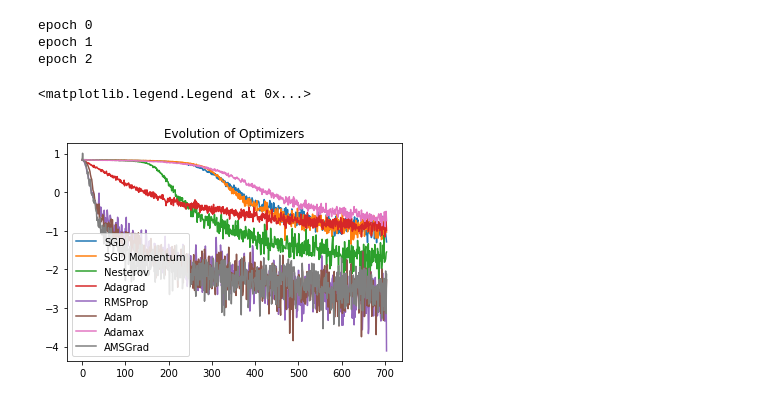
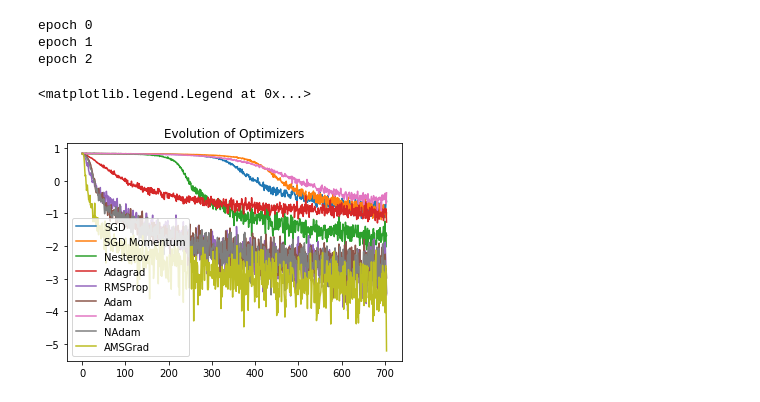
Before and after one commit to SharadGitHub/DLoptimizers, a Jupyter notebook: Optimizers.ipynb, the cells around one changed output. Saved outputs shown, nothing was run; the diff lists cells and outputs as text; code cells hidden in the pictures.

Commit message:
added Nadam

```diff
--- a/Optimizers.ipynb
+++ b/Optimizers.ipynb
@@ -576,0 +648,3 @@ plt.legend(('SGD', 'SGD Momentum', 'Nesterov', 'Adagrad', 'RMSProp', 'Adam', 'Ad
+# %%
+nadam_losses_ = [(l.data.numpy()) for l in losses]
+nadam_log_losses_ = [np.log(l) for l in nadam_losses_]
@@ -652,14 +740,15 @@ amsgrad_log_losses_ = [np.log(l) for l in amsgrad_losses_]
 # %%
 plt.plot(sgd_log_losses_)
 plt.plot(sgdmom_log_losses_)
 plt.plot(nesterov_log_losses_)
 plt.plot(adagrad_log_losses_)
 plt.plot(rmsprop_log_losses_)
 plt.plot(adam_log_losses_)
 plt.plot(adamax_log_losses_)
+plt.plot(nadam_log_losses_)
 plt.plot(amsgrad_log_losses_)
 title = plt.title("Evolution of Optimizers")
-plt.legend(('SGD', 'SGD Momentum', 'Nesterov', 'Adagrad', 'RMSProp', 'Adam', 'Adamax', 'AMSGrad'))
+plt.legend(('SGD', 'SGD Momentum', 'Nesterov', 'Adagrad', 'RMSProp', 'Adam', 'Adamax', 'NAdam', 'AMSGrad'))
 # %% [output]
 <matplotlib.legend.Legend at 0x...>
-[figure, old version]
+[figure, new version]
```
Also changed, not shown: parts of 11 cells of this notebook.
